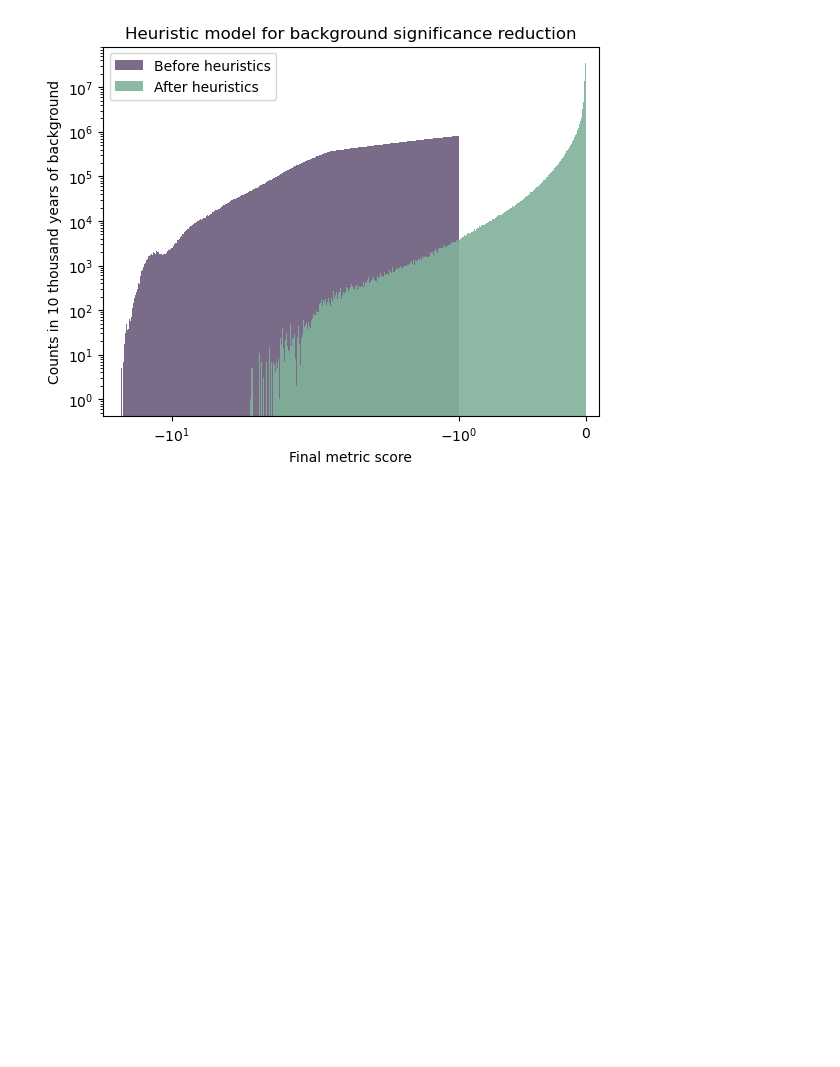
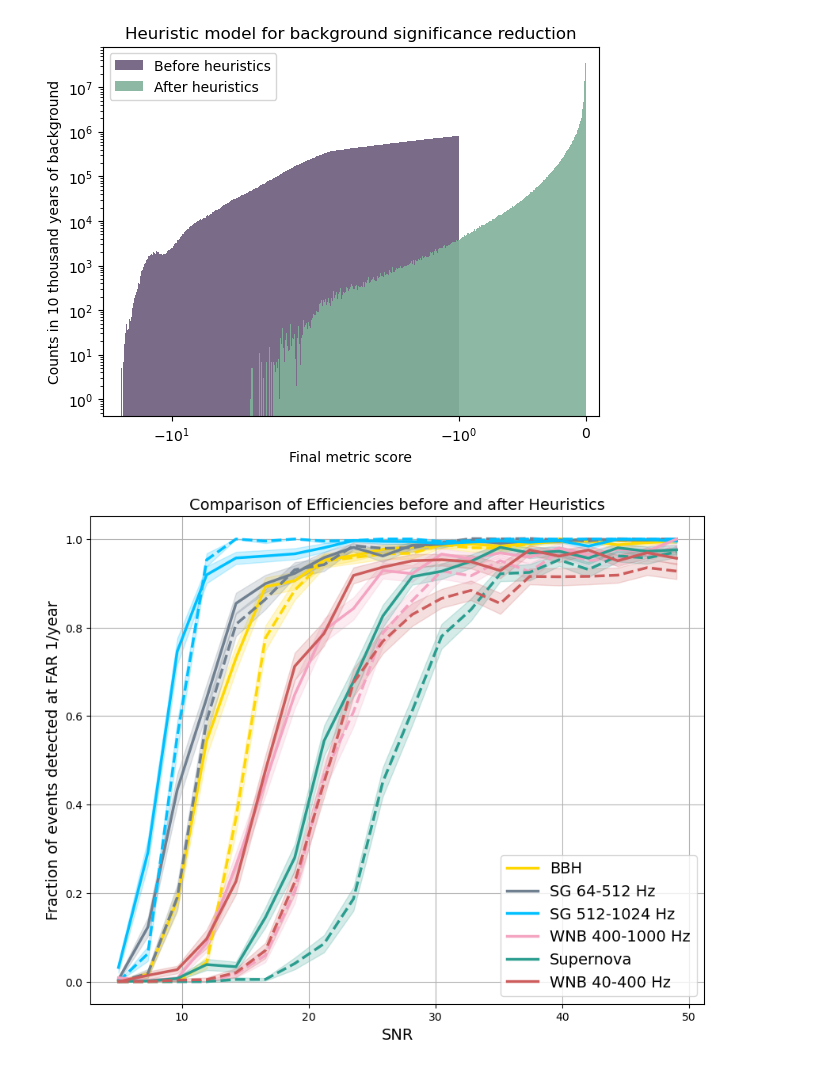
Before and after one commit to katyagovorkova/gw-anomaly, a Jupyter notebook: gw_anomaly/scripts/heuristic_cut_effic.ipynb, the cells around one changed output. Cells and saved outputs as stored; diff of their text form; code cells hidden in the pictures; blank space fills up the shorter version.

Commit message:
add heuristic eff

```diff
--- a/gw_anomaly/scripts/heuristic_cut_effic.ipynb
+++ b/gw_anomaly/scripts/heuristic_cut_effic.ipynb
@@ -65,3 +65,81 @@ plt.legend()
 plt.savefig('plots/heuristics.png')
 # %% [output]
 [figure]
+# %%
+# Import necessary libraries
+import numpy as np
+import matplotlib.pyplot as plt
+from scipy.interpolate import make_interp_spline
+
+# Load the .npz files
+data_after = np.load("plots/eff_after_heuristics.npz")
+data_before = np.load("plots/eff_before_heuristics.npz")
+
+# Verify that both files have the same keys
+assert set(data_after.keys()) == set(data_before.keys()), "Keys in the files do not match."
+
+# Define colors for each key
+cols = [
+    "#ffd700",  # BBH (Yellow - Gold)
+    "#708090",  # SGLF (Light Slate Gray)
+    "#00bfff",  # SGHF (Deep Sky Blue)
+    "#f4a3c1",  # Background (Soft Pink)
+    "#2a9d8f",  # Glitch (Emerald Green)
+    "#cd5c5c",  # Freq Corr (Indian Red)
+    "#006400",  # Final Metric (Dark Green)
+    "#daa520",  # Hanford (Goldenrod)
+    "#ff6347",  # Livingston (Tomato)
+]
+
+# Map for renaming keys in the legend
+rename_map = {
+    'background': 'Background',
+    'bbh': 'BBH',
+    'glitches': 'Glitch',
+    'sglf': 'SG 64-512 Hz',
+    'sghf': 'SG 512-1024 Hz',
+    'wnblf': 'WNB 40-400 Hz',
+    'wnbhf': 'WNB 400-1000 Hz',
+    'supernova': 'Supernova'
+}
+
+# Initialize the plot
+plt.figure(figsize=(10, 8))
+
+# Loop through each key and plot the curves
+for i, key in enumerate(data_after.keys()):
+    # Extract x and y values for both datasets
+    x_after, y_after, y_error_after = data_after[key]
+    x_before, y_before, y_error_before = data_before[key]
+    key_ = rename_map[key]
+
+    # Interpolation for smoothing
+    x_smooth_after = np.linspace(x_after.min(), x_after.max(), 20)
+    x_smooth_before = np.linspace(x_before.min(), x_before.max(), 20)
+
+    y_smooth_after = make_interp_spline(x_after, y_after)(x_smooth_after)
+    y_smooth_before = make_interp_spline(x_before, y_before)(x_smooth_before)
+
+    y_error_smooth_after = make_interp_spline(x_after, y_error_after)(x_smooth_after)
+    y_error_smooth_before = make_interp_spline(x_before, y_error_before)(x_smooth_before)
+
+    # Plot the smoothed curves
+    plt.plot(x_smooth_after, y_smooth_after, label=f"{key_}", linestyle='-', color=cols[i], linewidth=2.5)
+    plt.plot(x_smooth_before, y_smooth_before, linestyle='--', color=cols[i], linewidth=2.5)
+
+    # Add shaded uncertainty bands for the smoothed curves
+    plt.fill_between(x_smooth_after, y_smooth_after - y_error_smooth_after, y_smooth_after + y_error_smooth_after, color=cols[i], alpha=0.2)
+    plt.fill_between(x_smooth_before, y_smooth_before - y_error_smooth_before, y_smooth_before + y_error_smooth_before, color=cols[i], alpha=0.2)
+
+# Add labels, legend, and title
+plt.xlabel("SNR", fontsize=14)
+plt.ylabel("Fraction of events detected at FAR 1/year", fontsize=14)
+plt.title("Comparison of Efficiencies before and after Heuristics", fontsize=14)
+plt.legend(fontsize=14)
+plt.grid(False)
+
+# Display the plot
+plt.savefig('plots/heuristics.png')
+# plt.show()
+# %% [output]
+[figure, added]
```
Also changed, not shown: 1 other file.
